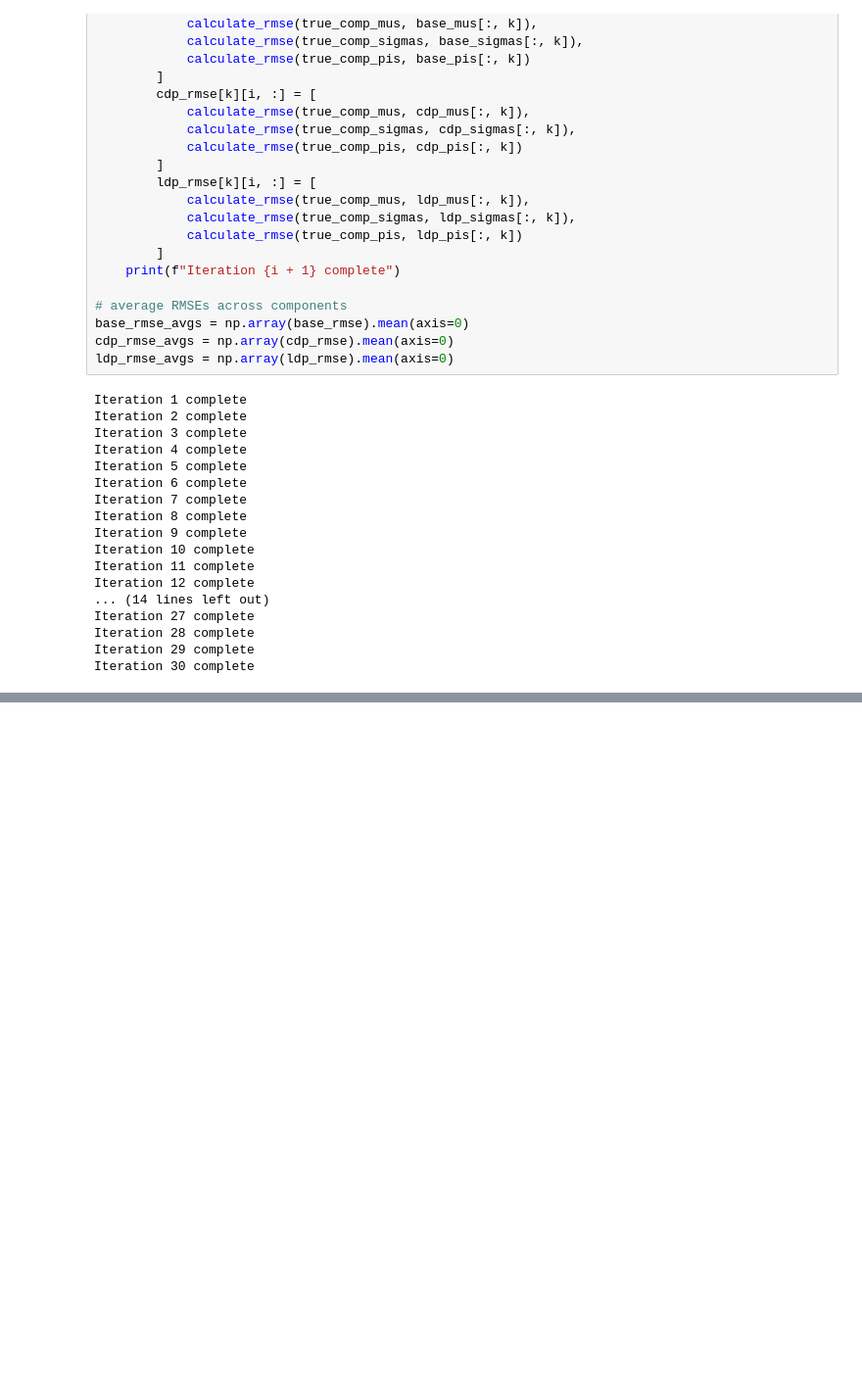
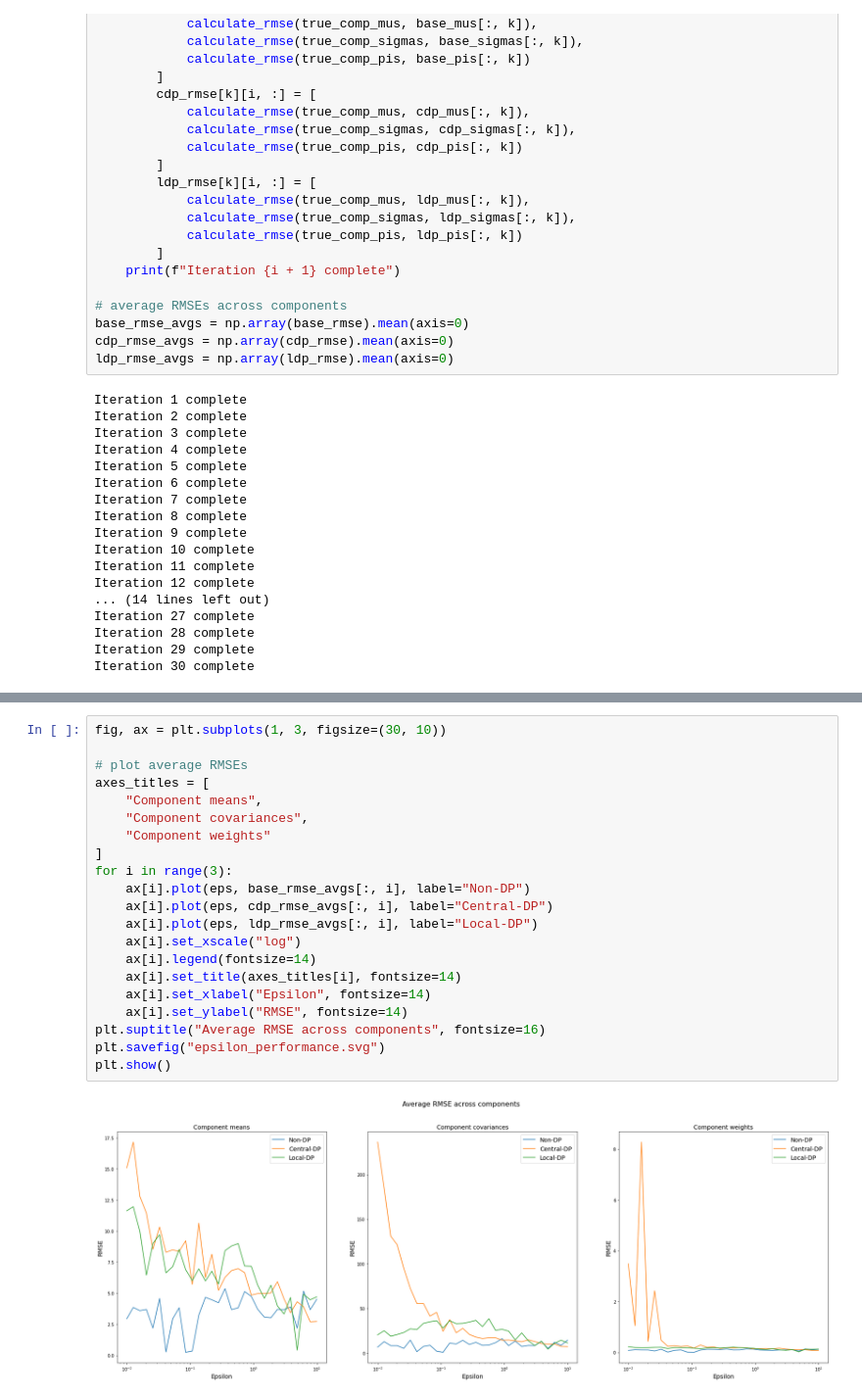
Before and after one commit to charlieh205/DP-GMM, a Jupyter notebook: Analysis.ipynb, the cells around one changed output, grey strips where cells are left out. Shown: that part at 98% size. Saved outputs shown, nothing was run; the diff lists cells and outputs as text; blank space fills up the shorter version.

Commit message:
Running simulations for epsilon

```diff
--- a/Analysis.ipynb
+++ b/Analysis.ipynb
@@ -354,0 +457,23 @@ plt.show()
+# %%
+fig, ax = plt.subplots(1, 3, figsize=(30, 10))
+
+# plot average RMSEs
+axes_titles = [
+    "Component means",
+    "Component covariances",
+    "Component weights"
+]
+for i in range(3):
+    ax[i].plot(eps, base_rmse_avgs[:, i], label="Non-DP")
+    ax[i].plot(eps, cdp_rmse_avgs[:, i], label="Central-DP")
+    ax[i].plot(eps, ldp_rmse_avgs[:, i], label="Local-DP")
+    ax[i].set_xscale("log")
+    ax[i].legend(fontsize=14)
+    ax[i].set_title(axes_titles[i], fontsize=14)
+    ax[i].set_xlabel("Epsilon", fontsize=14)
+    ax[i].set_ylabel("RMSE", fontsize=14)
+plt.suptitle("Average RMSE across components", fontsize=16)
+plt.savefig("epsilon_performance.svg")
+plt.show()
+# %% [output]
+[figure, added]
```
Also changed, not shown: parts of 9 cells of this notebook, 4 other files.
